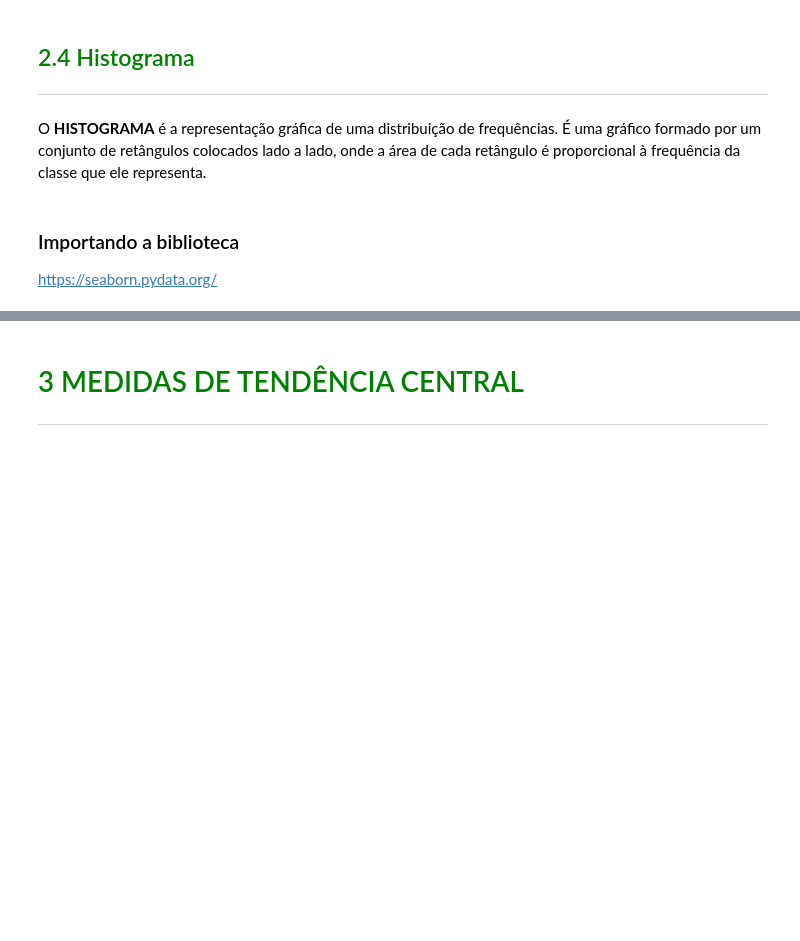
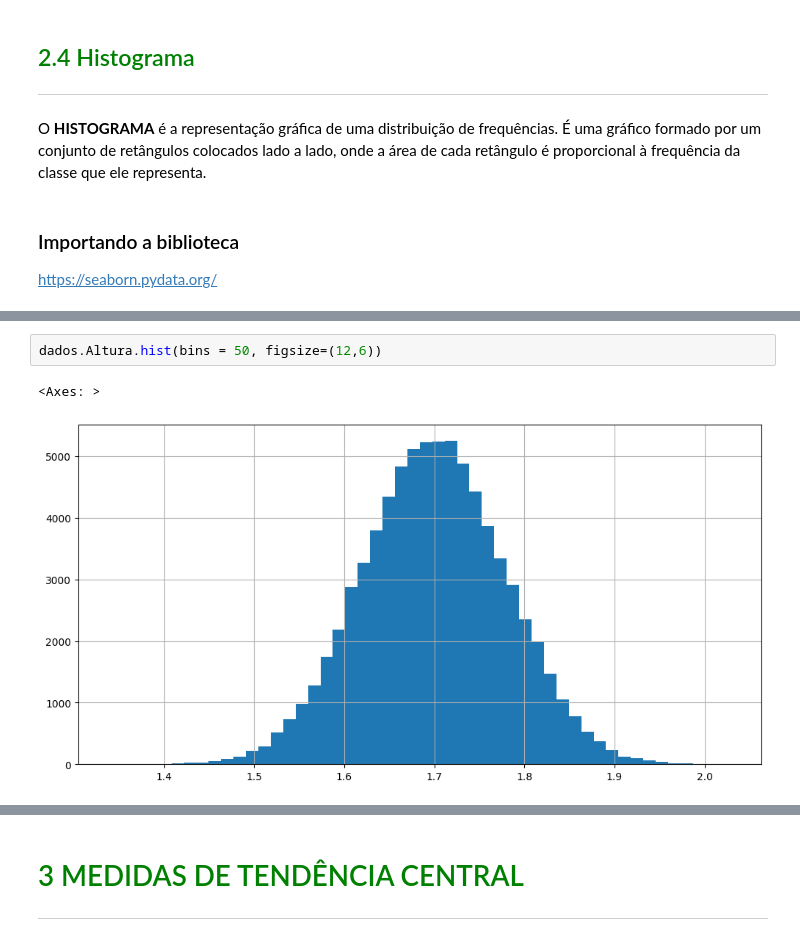
Before and after one commit to Neto1980/aulagithub, a Jupyter notebook: Curso_de_Estatística_Parte_1.ipynb, the cells around one changed output, grey strips where cells are left out. Drawn from its saved outputs; the diff is of its cells as text; blank space fills up the shorter version.

```diff
--- a/Curso_de_Estatística_Parte_1.ipynb
+++ b/Curso_de_Estatística_Parte_1.ipynb
@@ -670,0 +713,5 @@ https://seaborn.pydata.org/
+# %%
+dados.Altura.hist(bins = 50, figsize=(12,6))
+# %% [output]
+<Axes: >
+[figure, added]
```
Also changed, not shown: parts of 28 cells of this notebook.
